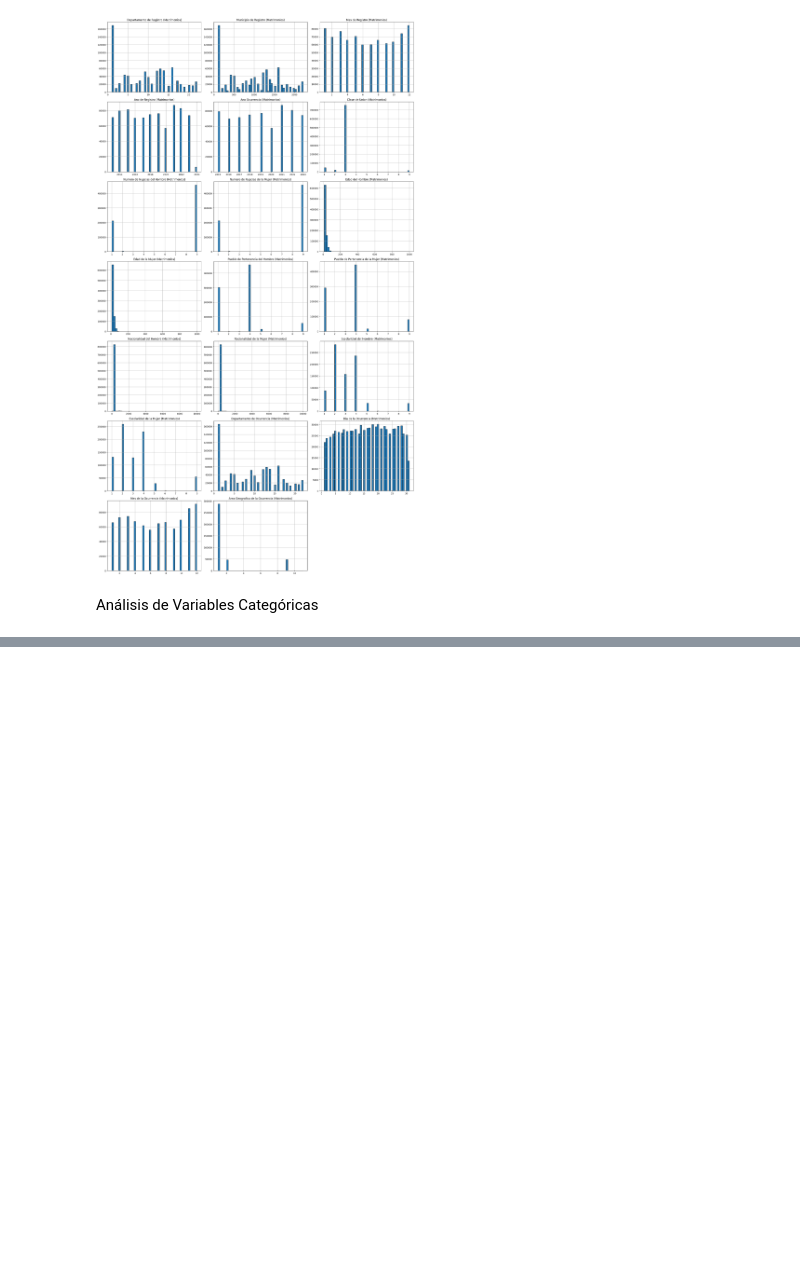
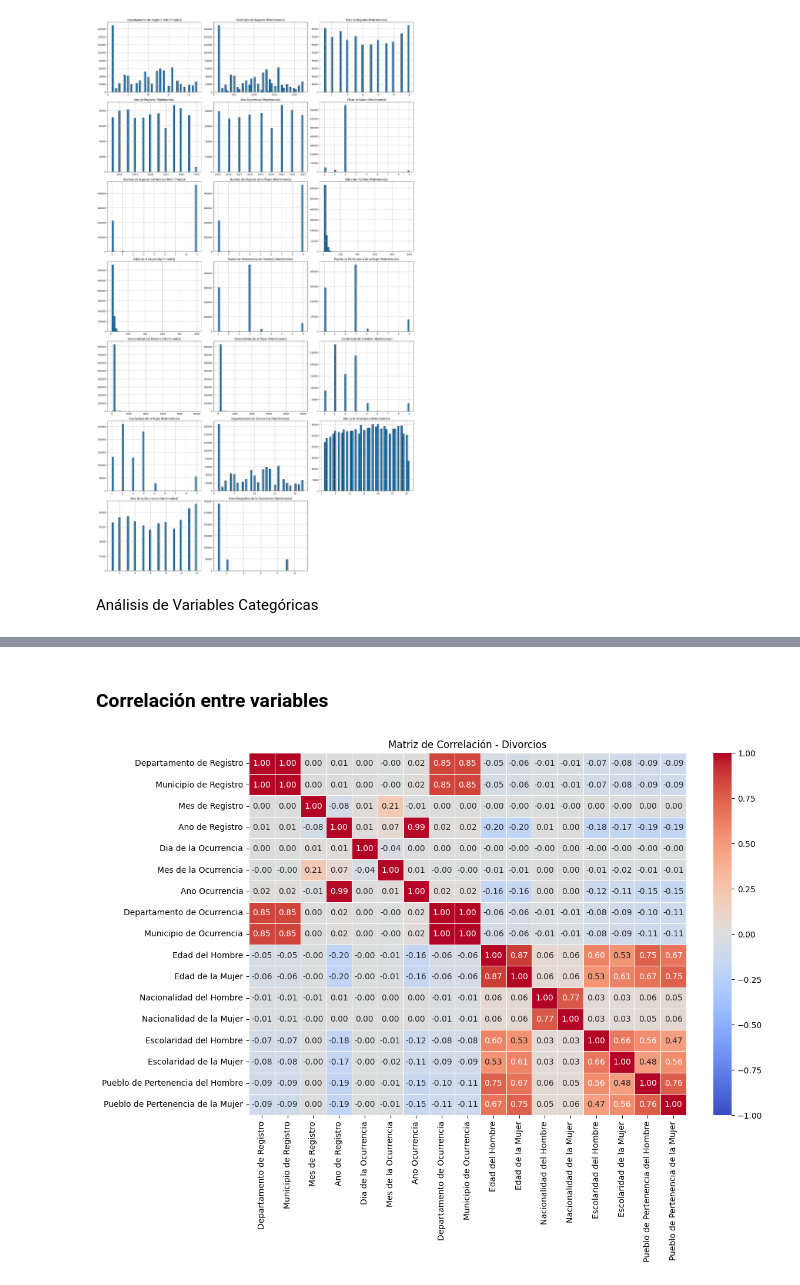
Before and after one commit to Sofiamishel2003/Proyecto-3, a Jupyter notebook: Proyecto3.ipynb, the cells around one changed output, grey strips where cells are left out. Cells and saved outputs as stored; diff of their text form; code cells hidden in the pictures; blank space fills up the shorter version.

Commit message:
feat: correlation heatmaps

```diff
--- a/Proyecto3.ipynb
+++ b/Proyecto3.ipynb
@@ -216,0 +217,9 @@ Name: Municipio de Ocurrencia, dtype: int64
+# %% [markdown]
+### Correlación entre variables
+# %%
+plt.figure(figsize=(12, 8))
+sns.heatmap(div_numeric.corr(), annot=True, fmt=".2f", cmap="coolwarm", linewidths=0.5, vmin=-1, vmax=1, center=0)
+plt.title("Matriz de Correlación - Divorcios")
+plt.show()
+# %% [output]
+[figure, added]
```
Also changed, not shown: parts of 2 cells of this notebook.
